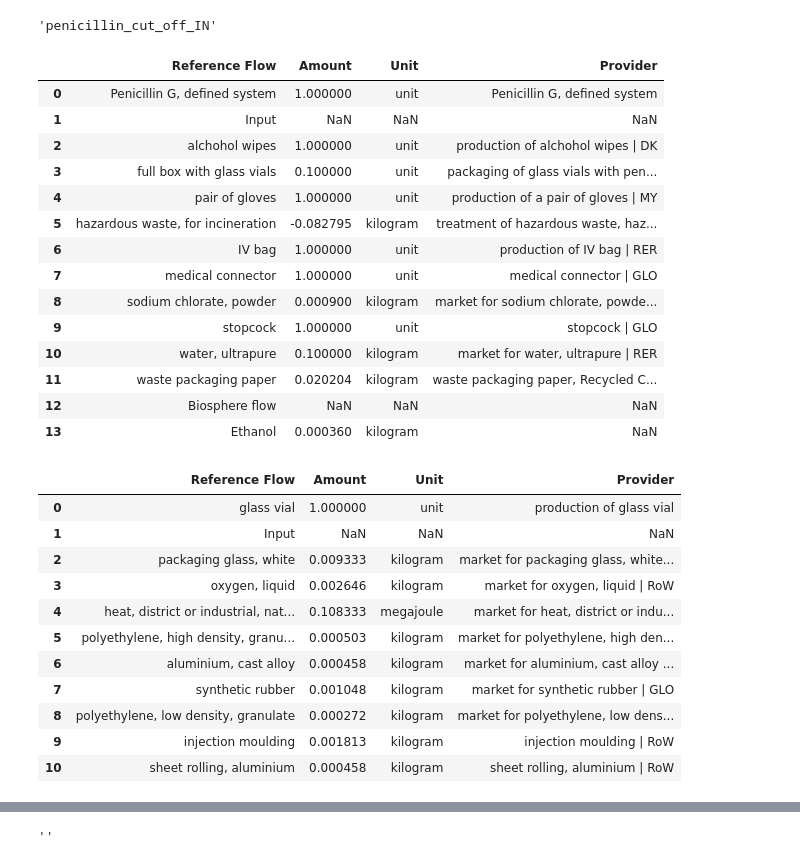
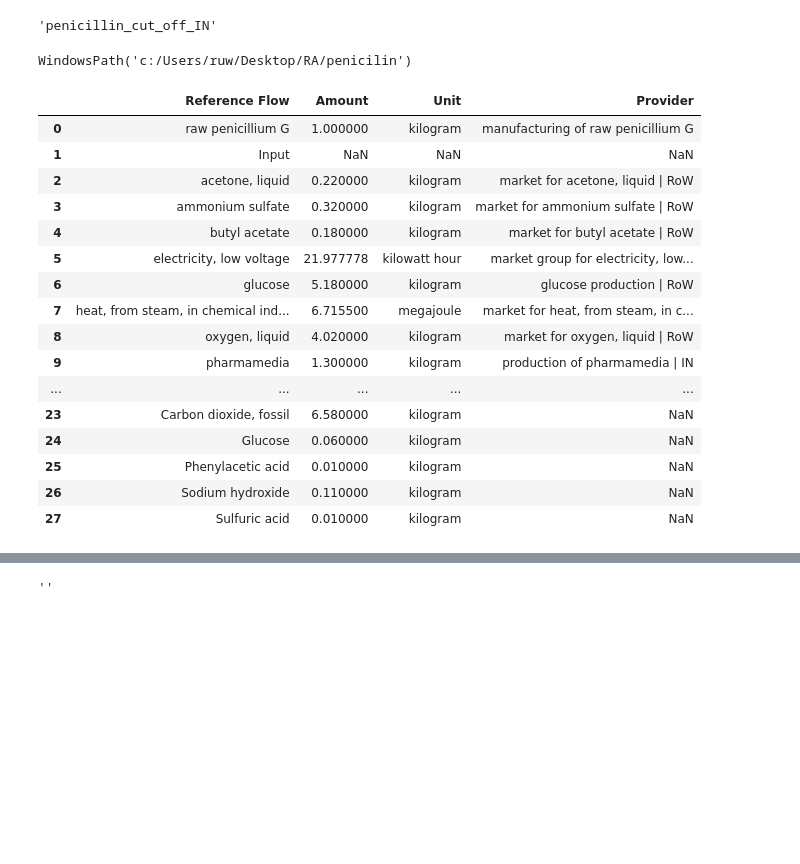
Before and after one commit to RuneWF/penicilin, a Jupyter notebook: Jupyter scripts/playbox.ipynb, the cells around one changed output, grey strips where cells are left out. Drawn from its saved outputs; the diff is of its cells as text; code cells hidden in the pictures; blank space fills up the shorter version.

```diff
--- a/Jupyter scripts/playbox.ipynb
+++ b/Jupyter scripts/playbox.ipynb
@@ -79,21 +85,3 @@ with pd.ExcelFile(lci_table_path) as excel_file:
 data = {}
 for sheet in sheet_names:
     data[sheet] = pd.read_excel(init.lci_table_path, sheet_name=sheet)
-
-data[sheet]
-# %% [output]
-|  | Reference Flow | Amount | Unit | Provider |
-| 0 | Penicillin G, defined system | 1.000000 | unit | Penicillin G, defined system |
-| 1 | Input | NaN | NaN | NaN |
-| 2 | alchohol wipes | 1.000000 | unit | production of alchohol wipes | DK |
-| 3 | full box with glass vials | 0.100000 | unit | packaging of glass vials with pen... |
-| 4 | pair of gloves | 1.000000 | unit | production of a pair of gloves | MY |
-| 5 | hazardous waste, for incineration | -0.082795 | kilogram | treatment of hazardous waste, haz... |
-| 6 | IV bag | 1.000000 | unit | production of IV bag | RER |
-| 7 | medical connector | 1.000000 | unit | medical connector | GLO |
-| 8 | sodium chlorate, powder | 0.000900 | kilogram | market for sodium chlorate, powde... |
-| 9 | stopcock | 1.000000 | unit | stopcock | GLO |
-| 10 | water, ultrapure | 0.100000 | kilogram | market for water, ultrapure | RER |
-| 11 | waste packaging paper | 0.020204 | kilogram | waste packaging paper, Recycled C... |
-| 12 | Biosphere flow | NaN | NaN | NaN |
-| 13 | Ethanol | 0.000360 | kilogram | NaN |
@@ -102,15 +87,0 @@ df = pd.read_excel(lci_table_path)
-# %%
-df
-# %% [output]
-|  | Reference Flow | Amount | Unit | Provider |
-| 0 | glass vial | 1.000000 | unit | production of glass vial |
-| 1 | Input | NaN | NaN | NaN |
-| 2 | packaging glass, white | 0.009333 | kilogram | market for packaging glass, white... |
-| 3 | oxygen, liquid | 0.002646 | kilogram | market for oxygen, liquid | RoW |
-| 4 | heat, district or industrial, nat... | 0.108333 | megajoule | market for heat, district or indu... |
-| 5 | polyethylene, high density, granu... | 0.000503 | kilogram | market for polyethylene, high den... |
-| 6 | aluminium, cast alloy | 0.000458 | kilogram | market for aluminium, cast alloy ... |
-| 7 | synthetic rubber | 0.001048 | kilogram | market for synthetic rubber | GLO |
-| 8 | polyethylene, low density, granulate | 0.000272 | kilogram | market for polyethylene, low dens... |
-| 9 | injection moulding | 0.001813 | kilogram | injection moulding | RoW |
-| 10 | sheet rolling, aluminium | 0.000458 | kilogram | sheet rolling, aluminium | RoW |
@@ -116,0 +98,25 @@ df
+# %%
+init.path_github
+# %% [output]
+WindowsPath('c:/Users/ruw/Desktop/RA/penicilin')
+# %%
+dfd = data["manufacturing of raw penicill G"]
+dfd
+# %% [output]
+|  | Reference Flow | Amount | Unit | Provider |
+| 0 | raw penicillium G | 1.000000 | kilogram | manufacturing of raw penicillium G |
+| 1 | Input | NaN | NaN | NaN |
+| 2 | acetone, liquid | 0.220000 | kilogram | market for acetone, liquid | RoW |
+| 3 | ammonium sulfate | 0.320000 | kilogram | market for ammonium sulfate | RoW |
+| 4 | butyl acetate | 0.180000 | kilogram | market for butyl acetate | RoW |
+| 5 | electricity, low voltage | 21.977778 | kilowatt hour | market group for electricity, low... |
+| 6 | glucose | 5.180000 | kilogram | glucose production | RoW |
+| 7 | heat, from steam, in chemical ind... | 6.715500 | megajoule | market for heat, from steam, in c... |
+| 8 | oxygen, liquid | 4.020000 | kilogram | market for oxygen, liquid | RoW |
+| 9 | pharmamedia | 1.300000 | kilogram | production of pharmamedia | IN |
+| ... | ... | ... | ... | ... |
+| 23 | Carbon dioxide, fossil | 6.580000 | kilogram | NaN |
+| 24 | Glucose | 0.060000 | kilogram | NaN |
+| 25 | Phenylacetic acid | 0.010000 | kilogram | NaN |
+| 26 | Sodium hydroxide | 0.110000 | kilogram | NaN |
+| 27 | Sulfuric acid | 0.010000 | kilogram | NaN |
```
Also changed, not shown: parts of 12 cells of this notebook, 34 other files.
